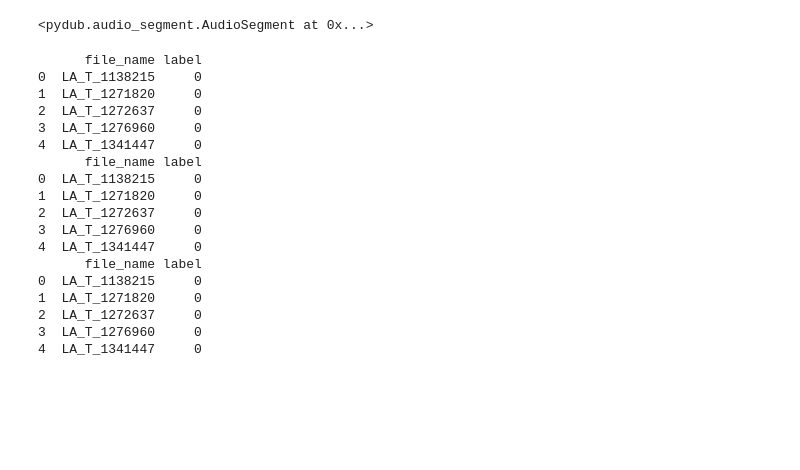
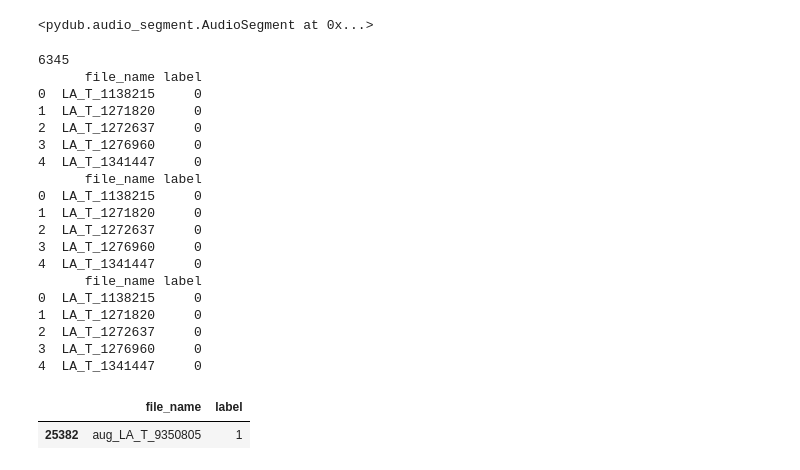
Before and after one commit to Roee97/Fake-Voice-Detection, a Jupyter notebook: Wav2Vec.ipynb, the cells around one changed output. Drawn from its saved outputs; the diff is of its cells as text; code cells hidden in the pictures; blank space fills up the shorter version.

```diff
--- a/Wav2Vec.ipynb
+++ b/Wav2Vec.ipynb
@@ -17,0 +29,6 @@ dataset_path = get_data()
+# %%
+# get a file that was augmented
+train_augmented_files = [f for f in os.listdir(train_dir) if f.startswith("aug_")]
+
+example_aug_file = train_augmented_files[2]
+example_orig_file = example_aug_file[4:]
@@ -35,10 +68,11 @@ train_df_info = load_protocol(data_info_train_file_path, names=col_names)
 val_df_info = load_protocol(data_info_train_file_path, names=col_names)
 test_df_info = load_protocol(data_info_train_file_path, names=col_names)
 # %%
-train_df = data_utils.process_data_frame(train_df_info)
-val_df = data_utils.process_data_frame(val_df_info)
-test_df = data_utils.process_data_frame(test_df_info)
+train_df = data_utils.process_data_frame(train_dir, train_df_info)
+val_df = data_utils.process_data_frame(val_dir, val_df_info)
+test_df = data_utils.process_data_frame(test_dir, test_df_info)
 # %% [output]
+6345
       file_name label
 0  LA_T_1138215     0
 1  LA_T_1271820     0
@@ -57,4 +91,9 @@ test_df = data_utils.process_data_frame(test_df_info)
 2  LA_T_1272637     0
 3  LA_T_1276960     0
 4  LA_T_1341447     0
+# %%
+train_df[train_df['file_name'] == example_aug_file[:-5]]
+# %% [output]
+|  | file_name | label |
+| 25382 | aug_LA_T_9350805 | 1 |
 # %%
```
Also changed, not shown: parts of 8 cells of this notebook, 4 other files.
